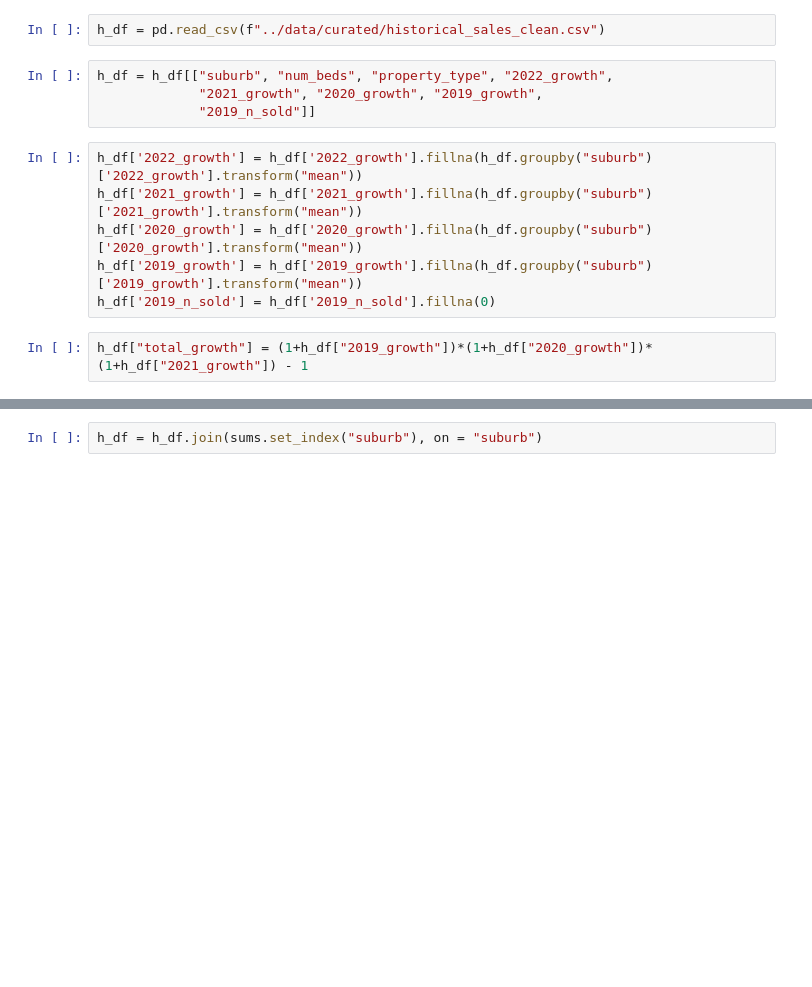
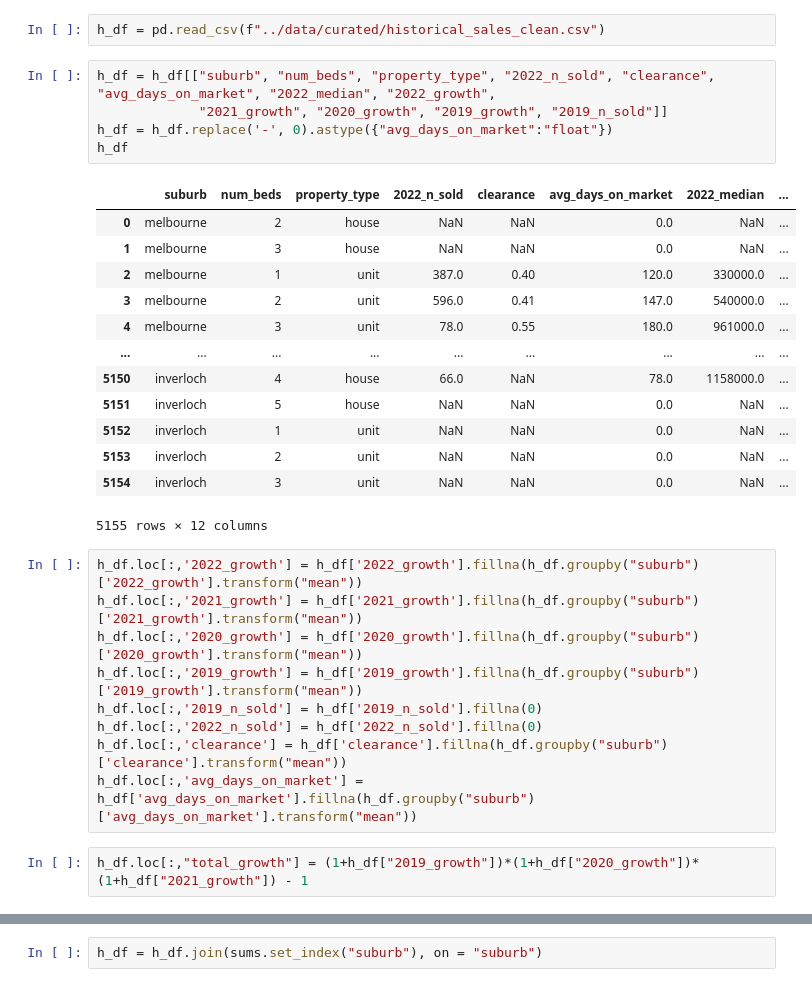
Before and after one commit to MAST30034-Applied-Data-Science/generic-real-estate-consulting-project-group-32, a Jupyter notebook: notebooks/suburb level.ipynb, the cells around one changed output, grey strips where cells are left out. Drawn from its saved outputs; the diff is of its cells as text; blank space fills up the shorter version.

```diff
--- a/notebooks/suburb level.ipynb
+++ b/notebooks/suburb level.ipynb
@@ -91,17 +101,35 @@ suburb_pop
 # %%
 h_df = pd.read_csv(f"../data/curated/historical_sales_clean.csv")
 # %%
-h_df = h_df[["suburb", "num_beds", "property_type", "2022_growth",
-             "2021_growth", "2020_growth", "2019_growth",
-             "2019_n_sold"]]
+h_df = h_df[["suburb", "num_beds", "property_type", "2022_n_sold", "clearance", "avg_days_on_market", "2022_median", "2022_growth",
+             "2021_growth", "2020_growth", "2019_growth", "2019_n_sold"]]
+h_df = h_df.replace('-', 0).astype({"avg_days_on_market":"float"})
+h_df
+# %% [output]
+|  | suburb | num_beds | property_type | 2022_n_sold | clearance | avg_days_on_market | 2022_median | ... |
+| 0 | melbourne | 2 | house | NaN | NaN | 0.0 | NaN | ... |
+| 1 | melbourne | 3 | house | NaN | NaN | 0.0 | NaN | ... |
+| 2 | melbourne | 1 | unit | 387.0 | 0.40 | 120.0 | 330000.0 | ... |
+| 3 | melbourne | 2 | unit | 596.0 | 0.41 | 147.0 | 540000.0 | ... |
+| 4 | melbourne | 3 | unit | 78.0 | 0.55 | 180.0 | 961000.0 | ... |
+| ... | ... | ... | ... | ... | ... | ... | ... | ... |
+| 5150 | inverloch | 4 | house | 66.0 | NaN | 78.0 | 1158000.0 | ... |
+| 5151 | inverloch | 5 | house | NaN | NaN | 0.0 | NaN | ... |
+| 5152 | inverloch | 1 | unit | NaN | NaN | 0.0 | NaN | ... |
+| 5153 | inverloch | 2 | unit | NaN | NaN | 0.0 | NaN | ... |
+| 5154 | inverloch | 3 | unit | NaN | NaN | 0.0 | NaN | ... |
+5155 rows × 12 columns
 # %%
-h_df['2022_growth'] = h_df['2022_growth'].fillna(h_df.groupby("suburb")['2022_growth'].transform("mean"))
-h_df['2021_growth'] = h_df['2021_growth'].fillna(h_df.groupby("suburb")['2021_growth'].transform("mean"))
-h_df['2020_growth'] = h_df['2020_growth'].fillna(h_df.groupby("suburb")['2020_growth'].transform("mean"))
-h_df['2019_growth'] = h_df['2019_growth'].fillna(h_df.groupby("suburb")['2019_growth'].transform("mean"))
-h_df['2019_n_sold'] = h_df['2019_n_sold'].fillna(0)
+h_df.loc[:,'2022_growth'] = h_df['2022_growth'].fillna(h_df.groupby("suburb")['2022_growth'].transform("mean"))
+h_df.loc[:,'2021_growth'] = h_df['2021_growth'].fillna(h_df.groupby("suburb")['2021_growth'].transform("mean"))
+h_df.loc[:,'2020_growth'] = h_df['2020_growth'].fillna(h_df.groupby("suburb")['2020_growth'].transform("mean"))
+h_df.loc[:,'2019_growth'] = h_df['2019_growth'].fillna(h_df.groupby("suburb")['2019_growth'].transform("mean"))
+h_df.loc[:,'2019_n_sold'] = h_df['2019_n_sold'].fillna(0)
+h_df.loc[:,'2022_n_sold'] = h_df['2022_n_sold'].fillna(0)
+h_df.loc[:,'clearance'] = h_df['clearance'].fillna(h_df.groupby("suburb")['clearance'].transform("mean"))
+h_df.loc[:,'avg_days_on_market'] = h_df['avg_days_on_market'].fillna(h_df.groupby("suburb")['avg_days_on_market'].transform("mean"))
 # %%
-h_df["total_growth"] = (1+h_df["2019_growth"])*(1+h_df["2020_growth"])*(1+h_df["2021_growth"]) - 1
+h_df.loc[:,"total_growth"] = (1+h_df["2019_growth"])*(1+h_df["2020_growth"])*(1+h_df["2021_growth"]) - 1
 # %%
 h_df
 # %% [output]
```
Also changed, not shown: parts of 11 cells of this notebook, 3 other files.
